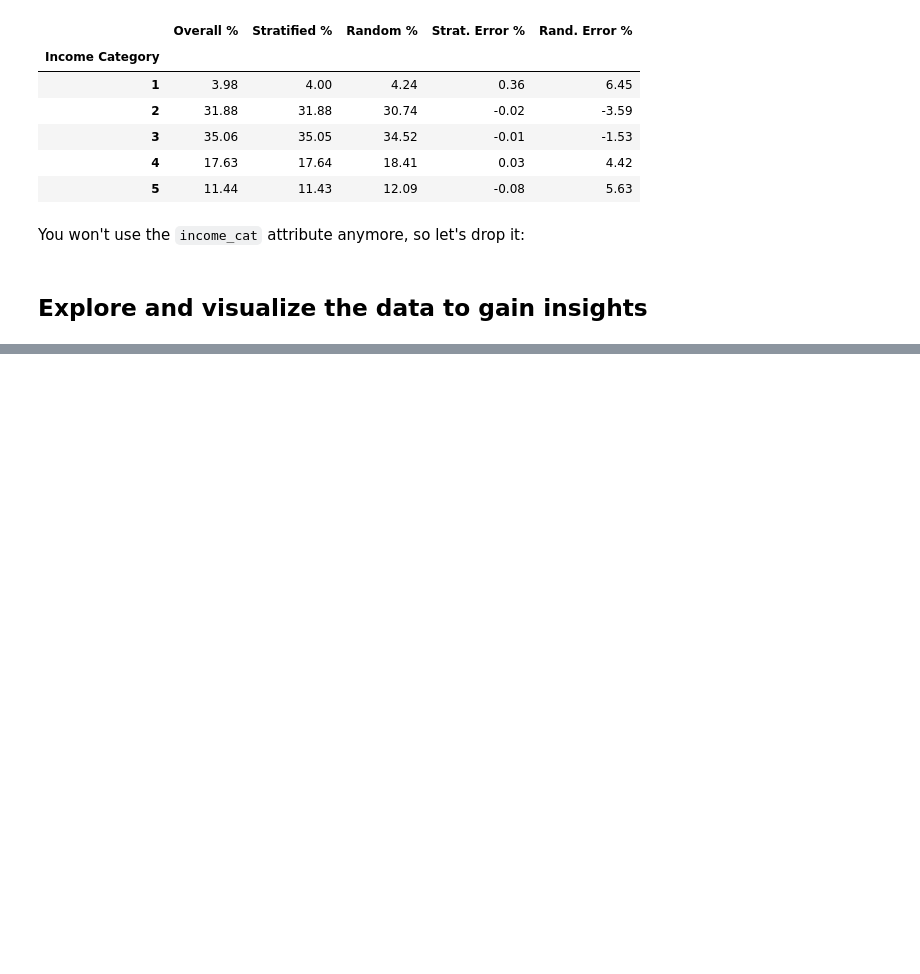
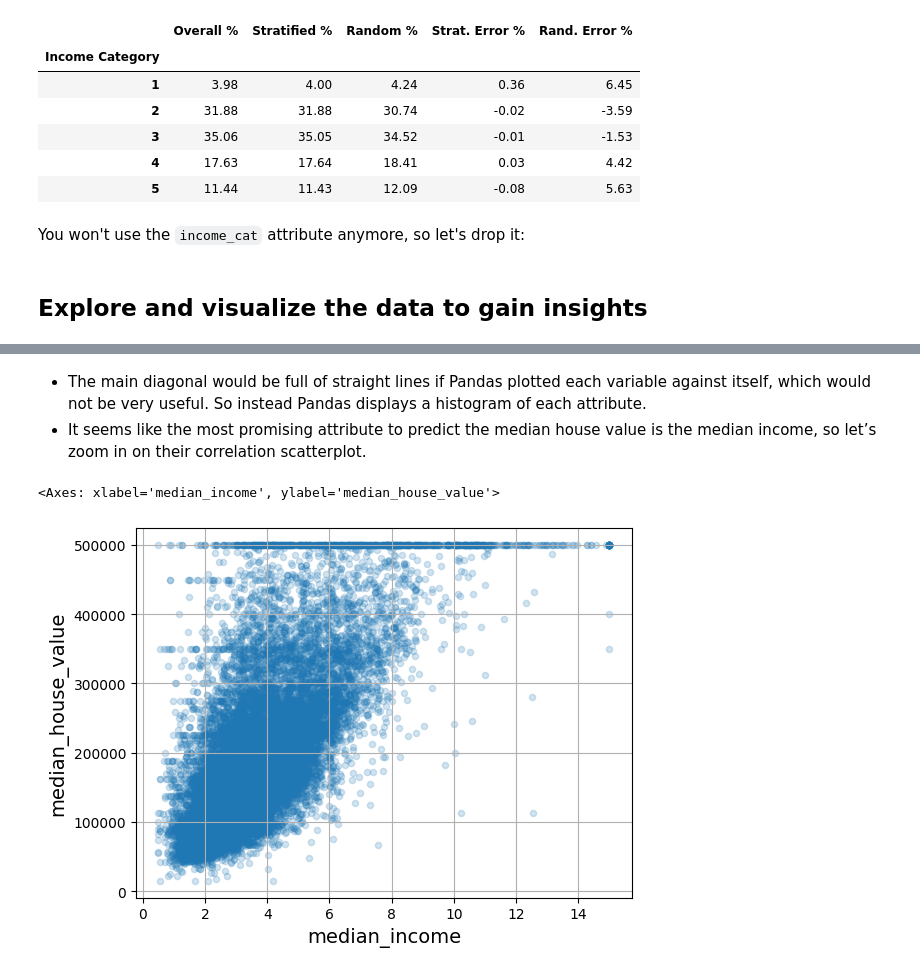
Before and after one commit to khanhnhan1512/End-to-end-machine-learning-project, a Jupyter notebook: main.ipynb, the cells around one changed output, grey strips where cells are left out. Drawn from its saved outputs; the diff is of its cells as text; code cells hidden in the pictures; blank space fills up the shorter version.

```diff
--- a/main.ipynb
+++ b/main.ipynb
@@ -213,0 +262,10 @@ for set_ in (strat_train_set, strat_test_set):
+# %% [markdown]
+- The main diagonal would be full of straight lines if Pandas plotted each variable against itself, which would not be very useful. So instead Pandas displays a histogram of each attribute.
+- It seems like the most promising attribute to predict the median house value is the median income, so let’s zoom in on their correlation scatterplot.
+# %%
+housing.plot(kind="scatter", x="median_income", y="median_house_value", alpha=0.2, grid=True)
+save_fig("income_vs_house_value_scatterplot")  # extra code
+plt.show()
+# %% [output]
+<Axes: xlabel='median_income', ylabel='median_house_value'>
+[figure, added]
```
Also changed, not shown: parts of 14 cells of this notebook, 1 other file.
